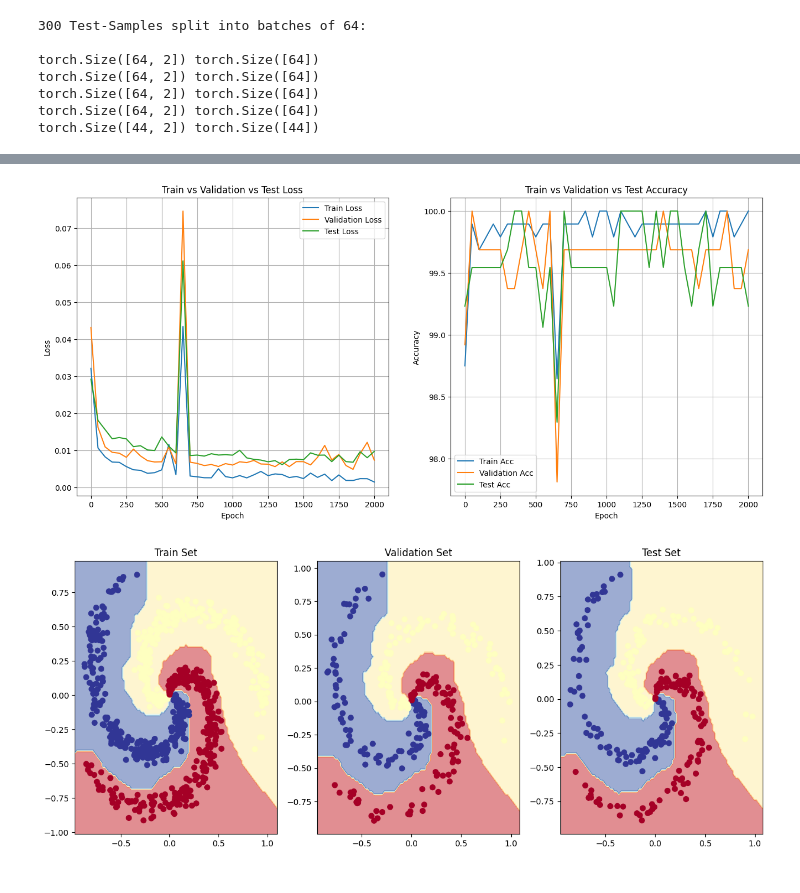
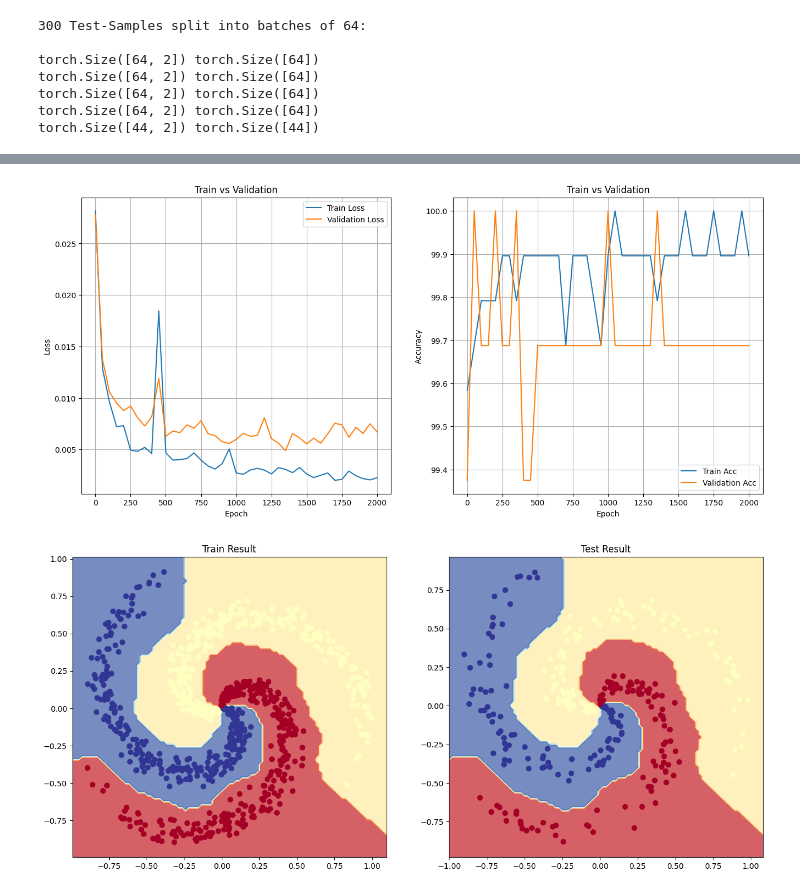
Before and after one commit to marcel1520/ML-course-train-val-test, a Jupyter notebook: training_nn_spiral_loop_function.ipynb, the cells around one changed output, grey strips where cells are left out. Cells and saved outputs as stored; diff of their text form; code cells hidden in the pictures.

```diff
--- a/training_nn_spiral_loop_function.ipynb
+++ b/training_nn_spiral_loop_function.ipynb
@@ -488,8 +511,11 @@ Epoch: 2000 | Loss: 0.001 | Acc: 100.000 | Val Loss: 0.007 | Val Acc: 99.688 |
 # %%
-model_1_3w_opt2_graphs = plot_graphs_3w(epochs_3w_12, loss_3w_12, val_loss_3w_12, test_loss_3w_12, acc_3w_12, val_acc_3w_12, test_acc_3w_12)
+model_1_3w_opt2_graphs = plot_graphs_3w(epochs_3w_12, loss_3w_12, val_loss_3w_12, acc_3w_12, val_acc_3w_12)
 # %% [output]
-[figure, old version]
+[figure, new version]
+# %%
+X_train, y_train = extract_data_from_loader(train_loader)
+X_val, y_val = extract_data_from_loader(val_loader)
 # %%
-model_1_3w_opt2_results = plot_result_3w(model_1, train_loader, val_loader, test_loader)
+model_1_3w_opt2_results = plot_results(model_1, X_train, X_val, y_train, y_val)
 # %% [output]
-[figure, old version]
+[figure, new version]
```
Also changed, not shown: parts of 15 cells of this notebook.
